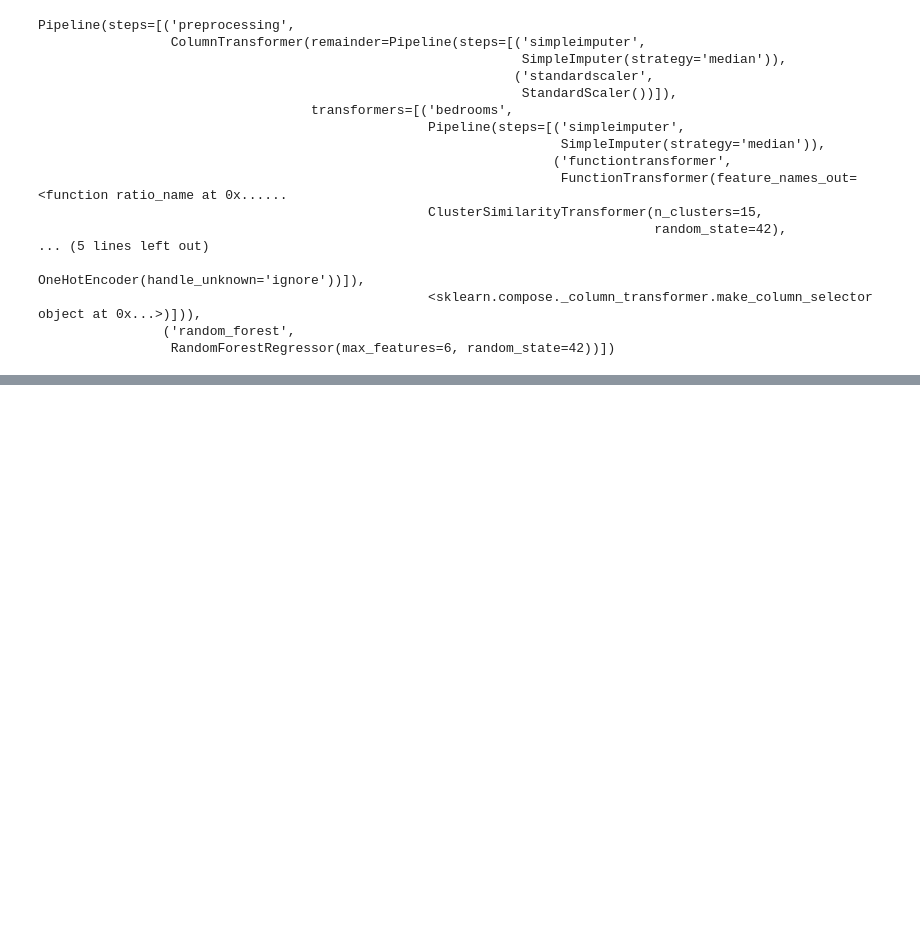
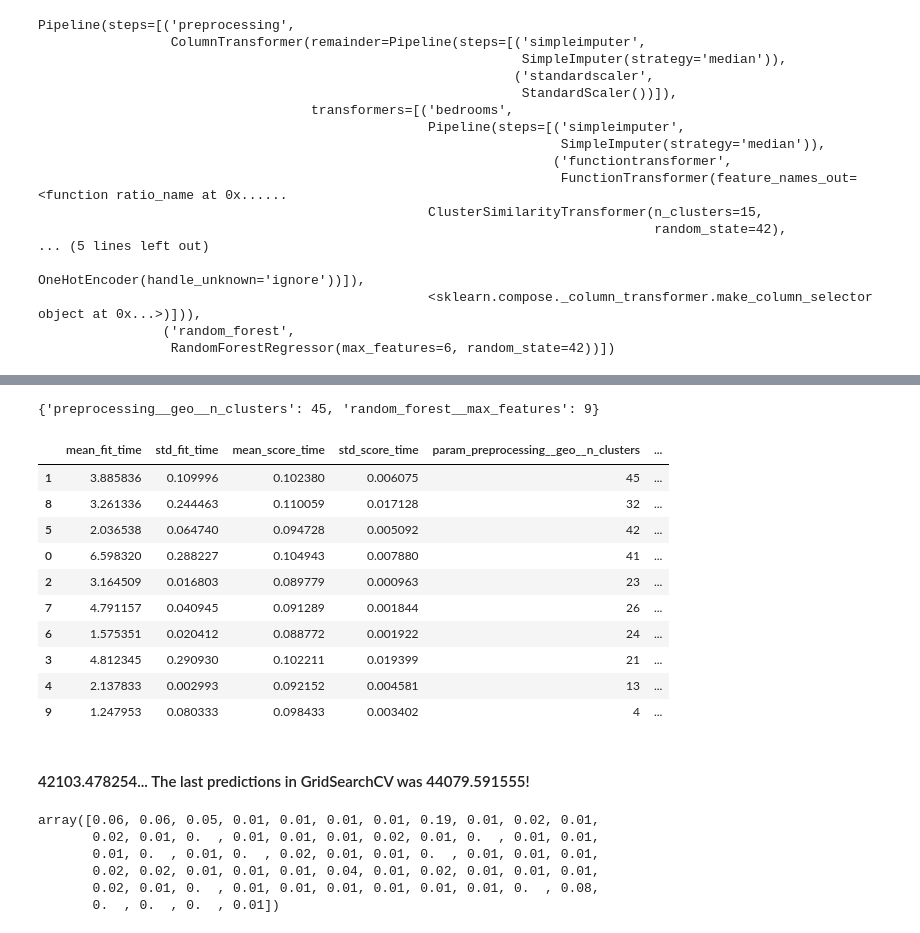
Before and after one commit to Danihmn/Hands-on-Machine-Learning-with-Scikit-Learn-Keras-and-TensowFlow-studies, a Jupyter notebook: chapter_2/end_to_end_ml_project/pipeline.ipynb, the cells around one changed output, grey strips where cells are left out. Cells and saved outputs as stored; diff of their text form; code cells hidden in the pictures; blank space fills up the shorter version.

```diff
--- a/chapter_2/end_to_end_ml_project/pipeline.ipynb
+++ b/chapter_2/end_to_end_ml_project/pipeline.ipynb
@@ -1051,0 +1058,2 @@ cv_res.sort_values("mean_test_score", ascending=False)
+# %%
+rnd_search.fit(housing, housing_labels)
@@ -1051,0 +1077,22 @@ cv_res.sort_values("mean_test_score", ascending=False)
+# %%
+rnd_search.best_params_
+# %% [output]
+{'preprocessing__geo__n_clusters': 45, 'random_forest__max_features': 9}
+# %%
+rnd_search_cv_res = pd.DataFrame(rnd_search.cv_results_)
+# %%
+rnd_search_cv_res.sort_values("mean_test_score", ascending=False)
+# %% [output]
+|  | mean_fit_time | std_fit_time | mean_score_time | std_score_time | param_preprocessing__geo__n_clusters | ... |
+| 1 | 3.885836 | 0.109996 | 0.102380 | 0.006075 | 45 | ... |
+| 8 | 3.261336 | 0.244463 | 0.110059 | 0.017128 | 32 | ... |
+| 5 | 2.036538 | 0.064740 | 0.094728 | 0.005092 | 42 | ... |
+| 0 | 6.598320 | 0.288227 | 0.104943 | 0.007880 | 41 | ... |
+| 2 | 3.164509 | 0.016803 | 0.089779 | 0.000963 | 23 | ... |
+| 7 | 4.791157 | 0.040945 | 0.091289 | 0.001844 | 26 | ... |
+| 6 | 1.575351 | 0.020412 | 0.088772 | 0.001922 | 24 | ... |
+| 3 | 4.812345 | 0.290930 | 0.102211 | 0.019399 | 21 | ... |
+| 4 | 2.137833 | 0.002993 | 0.092152 | 0.004581 | 13 | ... |
+| 9 | 1.247953 | 0.080333 | 0.098433 | 0.003402 | 4 | ... |
+# %% [markdown]
+#### 42103.478254... The last predictions in GridSearchCV was 44079.591555!
@@ -1051,0 +1104,9 @@ cv_res.sort_values("mean_test_score", ascending=False)
+# %%
+feature_importances.round(2)
+# %% [output]
+array([0.06, 0.06, 0.05, 0.01, 0.01, 0.01, 0.01, 0.19, 0.01, 0.02, 0.01,
+       0.02, 0.01, 0.  , 0.01, 0.01, 0.01, 0.02, 0.01, 0.  , 0.01, 0.01,
+       0.01, 0.  , 0.01, 0.  , 0.02, 0.01, 0.01, 0.  , 0.01, 0.01, 0.01,
+       0.02, 0.02, 0.01, 0.01, 0.01, 0.04, 0.01, 0.02, 0.01, 0.01, 0.01,
+       0.02, 0.01, 0.  , 0.01, 0.01, 0.01, 0.01, 0.01, 0.01, 0.  , 0.08,
+       0.  , 0.  , 0.  , 0.01])
```
Also changed, not shown: parts of 16 cells of this notebook, 2 other files.
